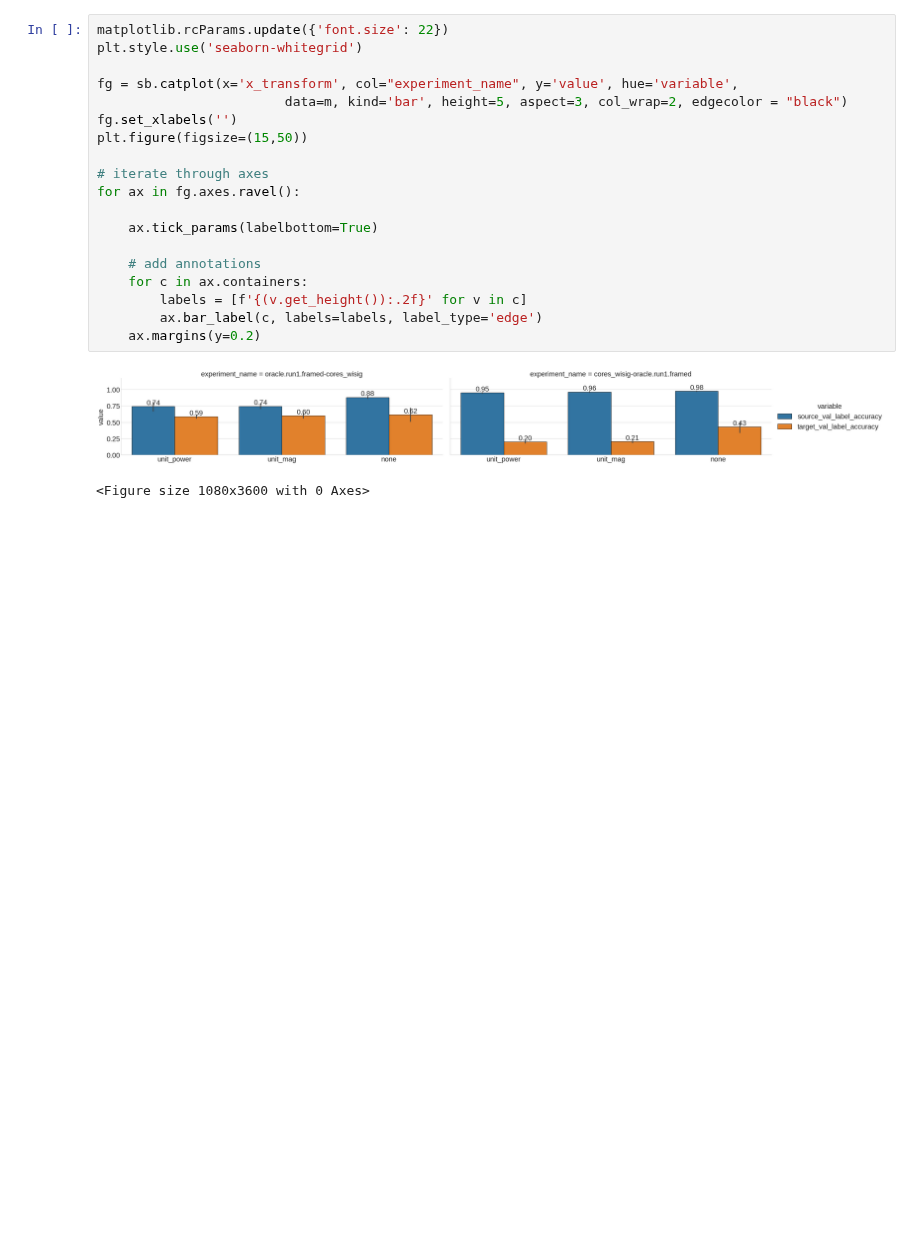
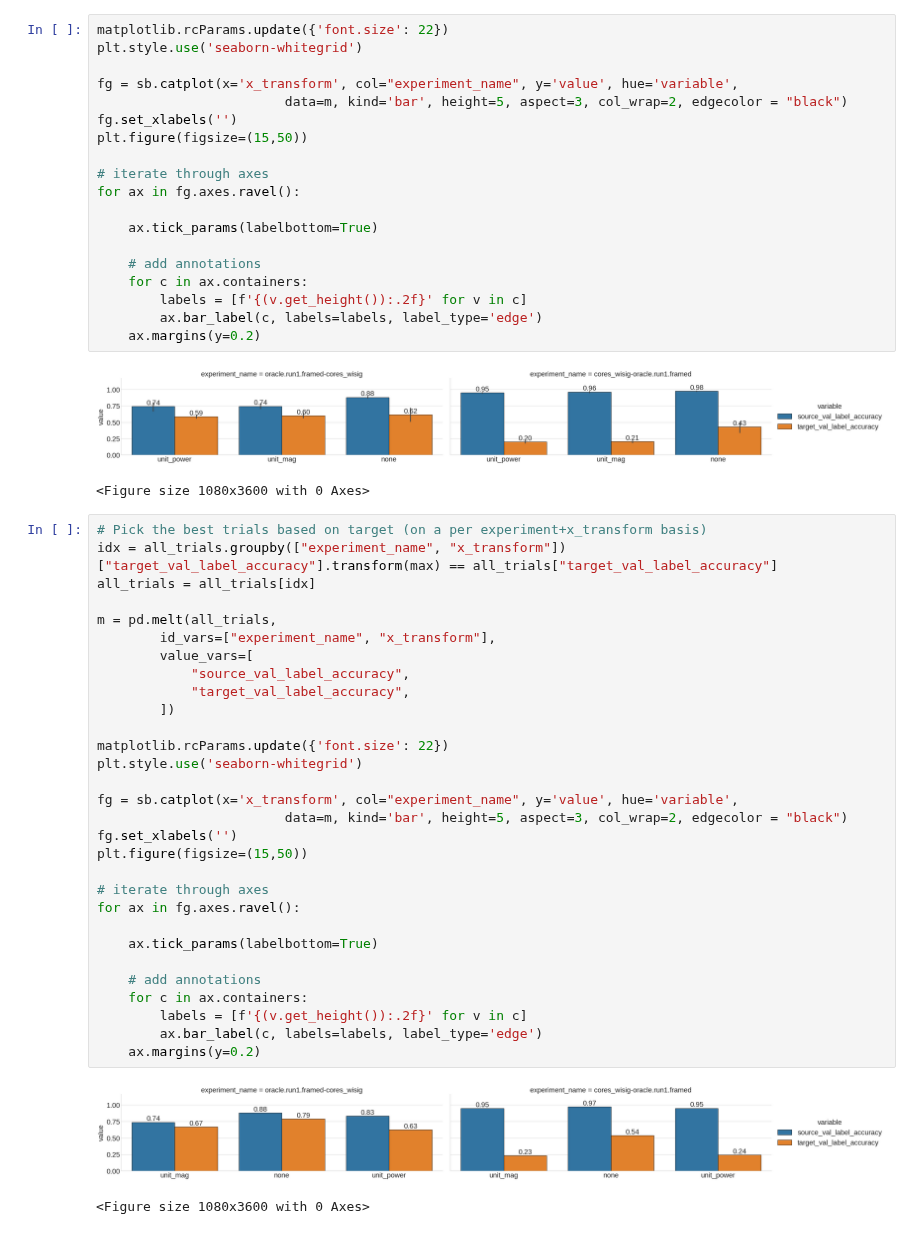
Before and after one commit to stevester94/csc500-notebooks, a Jupyter notebook: analysis/tl_3/killme.ipynb, the cells around one changed output. Cells and saved outputs as stored; diff of their text form; blank space fills up the shorter version.

Commit message:
Selection for best is in killme

```diff
--- a/analysis/tl_3/killme.ipynb
+++ b/analysis/tl_3/killme.ipynb
@@ -147,3 +143,36 @@ for ax in fg.axes.ravel():
 # %% [output]
 [figure]
 <Figure size 1080x3600 with 0 Axes>
+# %%
+# Pick the best trials based on target (on a per experiment+x_transform basis)
+idx = all_trials.groupby(["experiment_name", "x_transform"])["target_val_label_accuracy"].transform(max) == all_trials["target_val_label_accuracy"]
+all_trials = all_trials[idx]
+
+m = pd.melt(all_trials,
+        id_vars=["experiment_name", "x_transform"],
+        value_vars=[
+            "source_val_label_accuracy",
+            "target_val_label_accuracy",
+        ])
+
+matplotlib.rcParams.update({'font.size': 22})
+plt.style.use('seaborn-whitegrid')
+
+fg = sb.catplot(x='x_transform', col="experiment_name", y='value', hue='variable',
+                        data=m, kind='bar', height=5, aspect=3, col_wrap=2, edgecolor = "black")
+fg.set_xlabels('')
+plt.figure(figsize=(15,50))
+
+# iterate through axes
+for ax in fg.axes.ravel():
+
+    ax.tick_params(labelbottom=True)
+
+    # add annotations
+    for c in ax.containers:
+        labels = [f'{(v.get_height()):.2f}' for v in c]
+        ax.bar_label(c, labels=labels, label_type='edge')
+    ax.margins(y=0.2)
+# %% [output]
+[figure, added]
+<Figure size 1080x3600 with 0 Axes>
```
Also changed, not shown: parts of 1 cell of this notebook, 1 other file.
